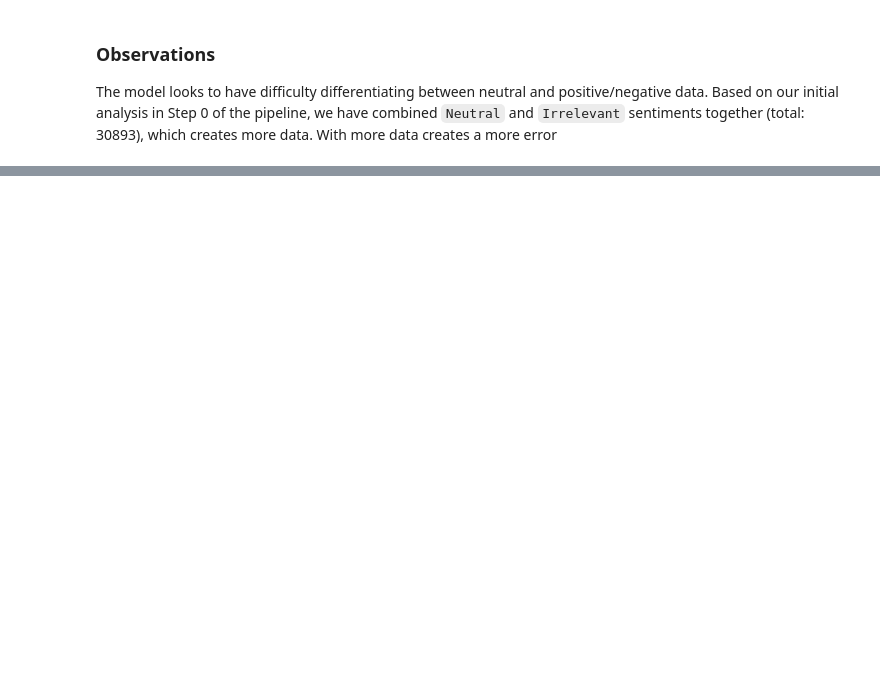
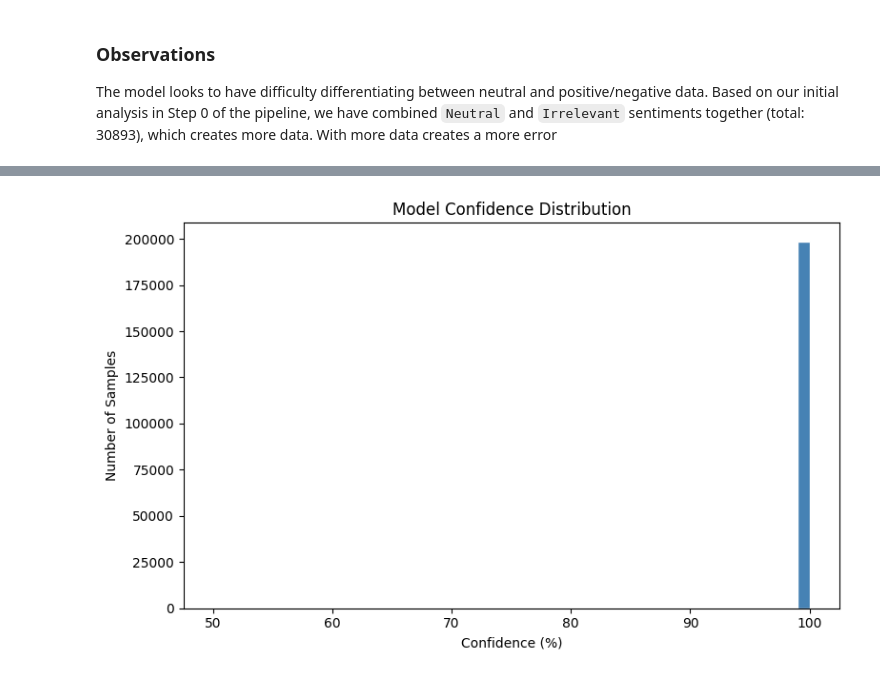
Before and after one commit to TempeHS/2026SE_MLOpsTask_Thribhu.K, a Jupyter notebook: Model_Development/4.model_testing.ipynb, the cells around one changed output, grey strips where cells are left out. Saved outputs shown, nothing was run; the diff lists cells and outputs as text; code cells hidden in the pictures; blank space fills up the shorter version.

```diff
--- a/Model_Development/4.model_testing.ipynb
+++ b/Model_Development/4.model_testing.ipynb
@@ -63,0 +86,13 @@ The model looks to have difficulty differentiating between neutral and positive/
+# %%
+probs = model.predict_proba(X_test)
+confidence = np.max(probs, axis=1) * 100
+
+plt.figure(figsize=(8, 5))
+plt.hist(confidence, bins=50, color='steelblue', edgecolor='white')
+plt.title('Model Confidence Distribution')
+plt.xlabel('Confidence (%)')
+plt.ylabel('Number of Samples')
+plt.tight_layout()
+plt.show()
+# %% [output]
+[figure, added]
```
Also changed, not shown: parts of 5 cells of this notebook, 5 other files.
